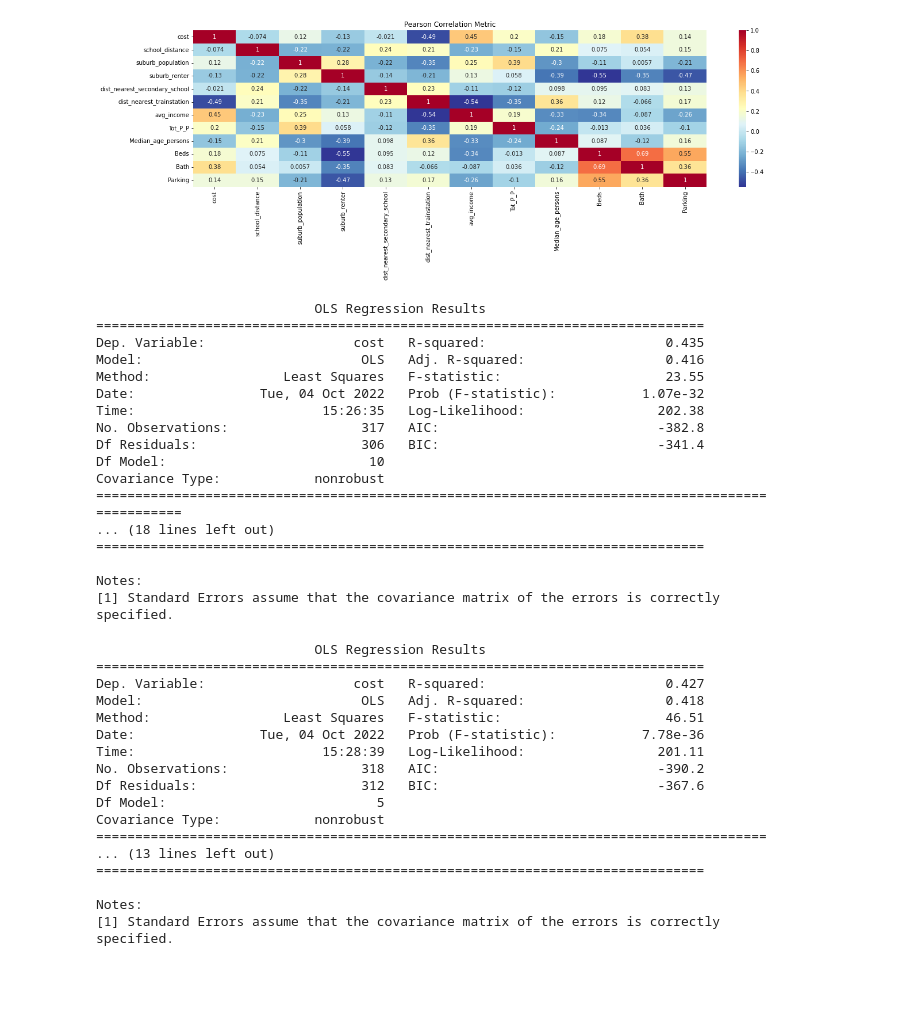
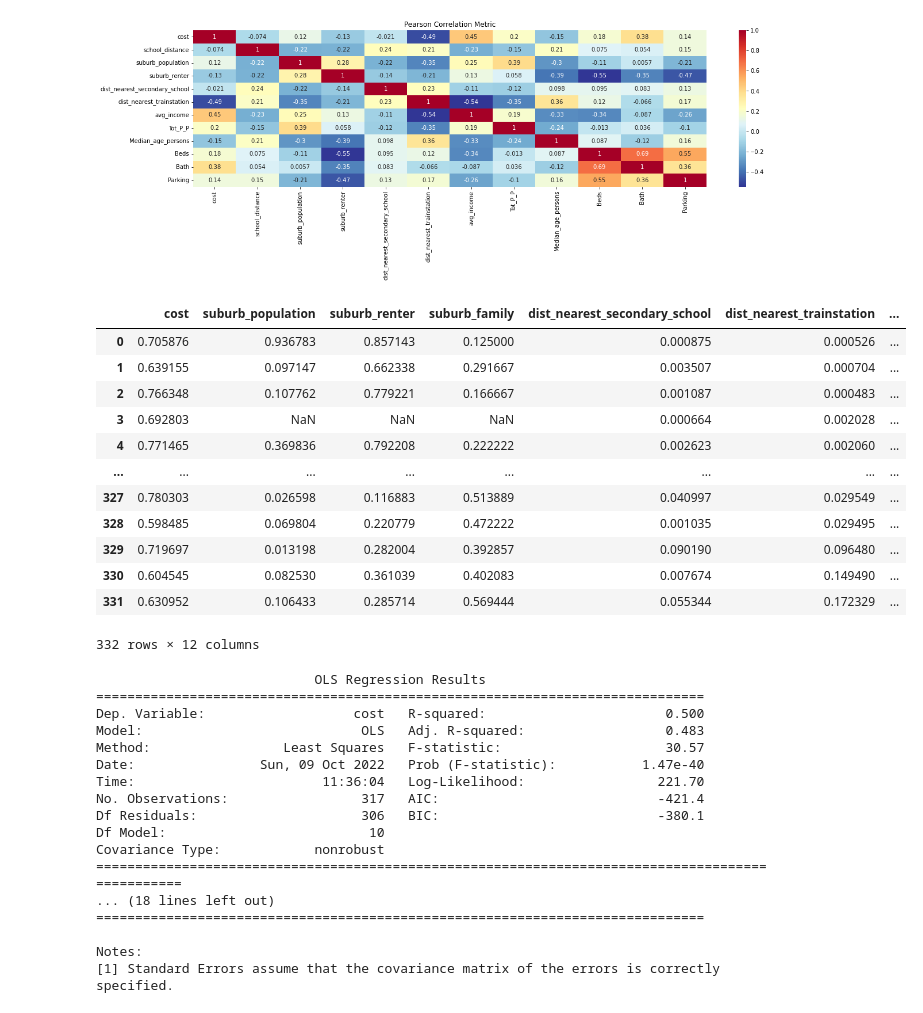
Before and after one commit to MAST30034-Applied-Data-Science/generic-real-estate-consulting-project-group-46, a Jupyter notebook: notebooks/LR.ipynb, the cells around one changed output. Saved outputs shown, nothing was run; the diff lists cells and outputs as text; code cells hidden in the pictures; blank space fills up the shorter version.

```diff
--- a/notebooks/LR.ipynb
+++ b/notebooks/LR.ipynb
@@ -106,23 +100,39 @@ x_scaled = min_max_scaler.fit_transform(x)
 df1 = pd.DataFrame(x_scaled, columns= ['cost','suburb_population','suburb_renter','suburb_family',
     'dist_nearest_secondary_school','dist_nearest_trainstation' ,
     'avg_income','Tot_P_P','Median_age_persons','Beds','Bath','Parking'] )
+# %%
+df1
+# %% [output]
+|  | cost | suburb_population | suburb_renter | suburb_family | dist_nearest_secondary_school | dist_nearest_trainstation | ... |
+| 0 | 0.705876 | 0.936783 | 0.857143 | 0.125000 | 0.000875 | 0.000526 | ... |
+| 1 | 0.639155 | 0.097147 | 0.662338 | 0.291667 | 0.003507 | 0.000704 | ... |
+| 2 | 0.766348 | 0.107762 | 0.779221 | 0.166667 | 0.001087 | 0.000483 | ... |
+| 3 | 0.692803 | NaN | NaN | NaN | 0.000664 | 0.002028 | ... |
+| 4 | 0.771465 | 0.369836 | 0.792208 | 0.222222 | 0.002623 | 0.002060 | ... |
+| ... | ... | ... | ... | ... | ... | ... | ... |
+| 327 | 0.780303 | 0.026598 | 0.116883 | 0.513889 | 0.040997 | 0.029549 | ... |
+| 328 | 0.598485 | 0.069804 | 0.220779 | 0.472222 | 0.001035 | 0.029495 | ... |
+| 329 | 0.719697 | 0.013198 | 0.282004 | 0.392857 | 0.090190 | 0.096480 | ... |
+| 330 | 0.604545 | 0.082530 | 0.361039 | 0.402083 | 0.007674 | 0.149490 | ... |
+| 331 | 0.630952 | 0.106433 | 0.285714 | 0.569444 | 0.055344 | 0.172329 | ... |
+332 rows × 12 columns
 # %%
 fit = ols(
     formula="cost ~ suburb_population + suburb_renter + suburb_family + dist_nearest_secondary_school + avg_income \
-    + Tot_P_P + Median_age_persons + Beds + Bath + Parking",
+    + Tot_P_P + dist_nearest_trainstation + Median_age_persons + Bath + Parking",
     data=df1
 ).fit()
 print(fit.summary())
 # %% [output]
                             OLS Regression Results
 ==============================================================================
-Dep. Variable:                   cost   R-squared:                       0.435
-Model:                            OLS   Adj. R-squared:                  0.416
-Method:                 Least Squares   F-statistic:                     23.55
-Date:                Tue, 04 Oct 2022   Prob (F-statistic):           1.07e-32
-Time:                        15:26:35   Log-Likelihood:                 202.38
-No. Observations:                 317   AIC:                            -382.8
-Df Residuals:                     306   BIC:                            -341.4
+Dep. Variable:                   cost   R-squared:                       0.500
+Model:                            OLS   Adj. R-squared:                  0.483
+Method:                 Least Squares   F-statistic:                     30.57
+Date:                Sun, 09 Oct 2022   Prob (F-statistic):           1.47e-40
+Time:                        11:36:04   Log-Likelihood:                 221.70
+No. Observations:                 317   AIC:                            -421.4
+Df Residuals:                     306   BIC:                            -380.1
 Df Model:                          10
 Covariance Type:            nonrobust
 =================================================================================================
@@ -131,28 +141,3 @@ Covariance Type:            nonrobust
 
 Notes:
 [1] Standard Errors assume that the covariance matrix of the errors is correctly specified.
-# %%
-fit = ols(
-    formula="cost ~ avg_income \
-    + Tot_P_P + Median_age_persons + Bath + Parking",
-    data=df1
-).fit()
-print(fit.summary())
-# %% [output]
-                            OLS Regression Results
-==============================================================================
-Dep. Variable:                   cost   R-squared:                       0.427
-Model:                            OLS   Adj. R-squared:                  0.418
-Method:                 Least Squares   F-statistic:                     46.51
-Date:                Tue, 04 Oct 2022   Prob (F-statistic):           7.78e-36
-Time:                        15:28:39   Log-Likelihood:                 201.11
-No. Observations:                 318   AIC:                            -390.2
-Df Residuals:                     312   BIC:                            -367.6
-Df Model:                           5
-Covariance Type:            nonrobust
-======================================================================================
-... (13 lines left out)
-==============================================================================
-
-Notes:
-[1] Standard Errors assume that the covariance matrix of the errors is correctly specified.
```
Also changed, not shown: parts of 3 cells of this notebook, 1 other file.
